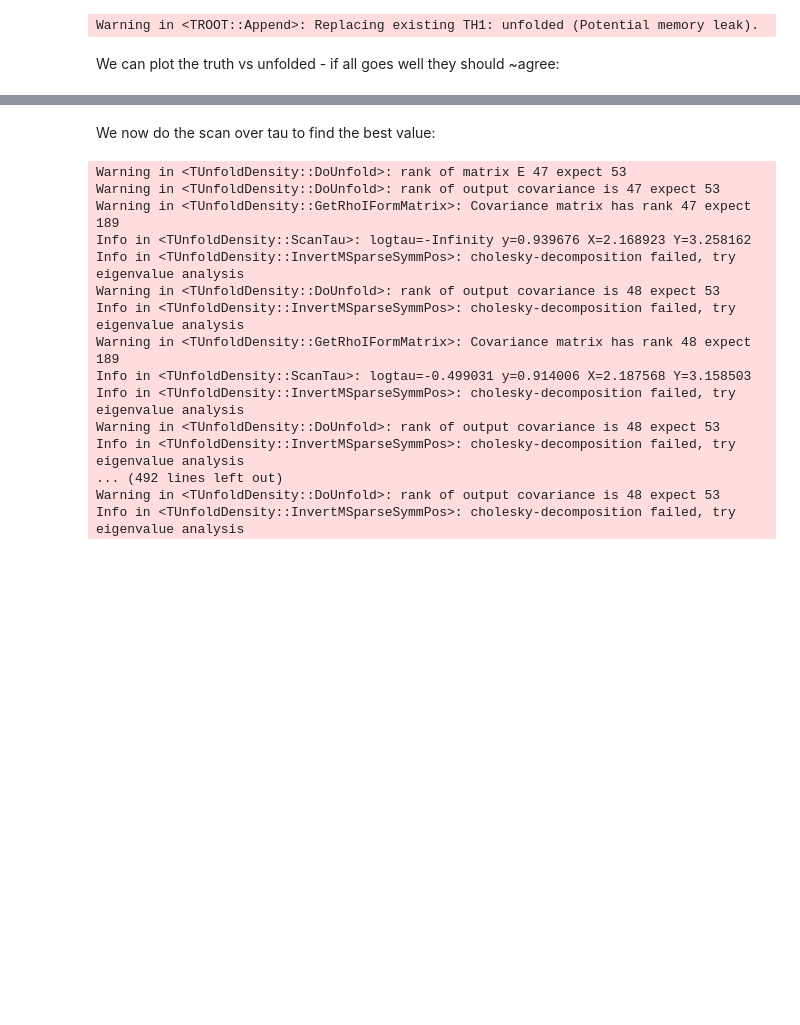
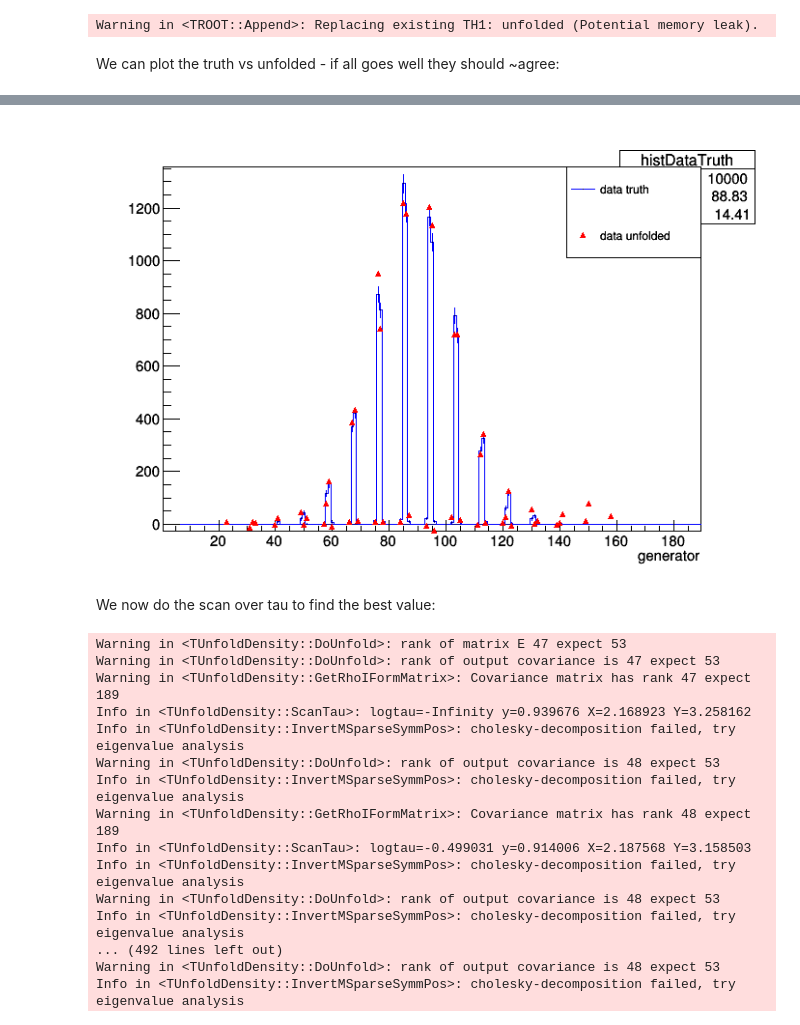
Before and after one commit to raggleton/QGAnalysisPlotting, a Jupyter notebook: notebooks/2DUnfoldingDemo.ipynb, the cells around one changed output, grey strips where cells are left out. Cells and saved outputs as stored; diff of their text form; code cells hidden in the pictures; blank space fills up the shorter version.

Commit message:
Update unfolding plots

```diff
--- a/notebooks/2DUnfoldingDemo.ipynb
+++ b/notebooks/2DUnfoldingDemo.ipynb
@@ -369,6 +430,10 @@ leg.AddEntry(histDataTruth, 'data truth', 'LP')
 
 # unfolded result
 unfolded.SetLineColor(ROOT.kRed)
+unfolded.SetLineWidth(0)
+unfolded.SetMarkerColor(ROOT.kRed)
+unfolded.SetMarkerStyle(22)
+unfolded.SetMarkerSize(0.8)
 hst.Add(unfolded)
 leg.AddEntry(unfolded, 'data unfolded', 'LP')
 
@@ -382,3 +446,4 @@ c.Draw()
+[figure, added]
 # %% [markdown]
 We now do the scan over tau to find the best value:
 # %%
```
Also changed, not shown: parts of 21 cells of this notebook, 2 other files.
